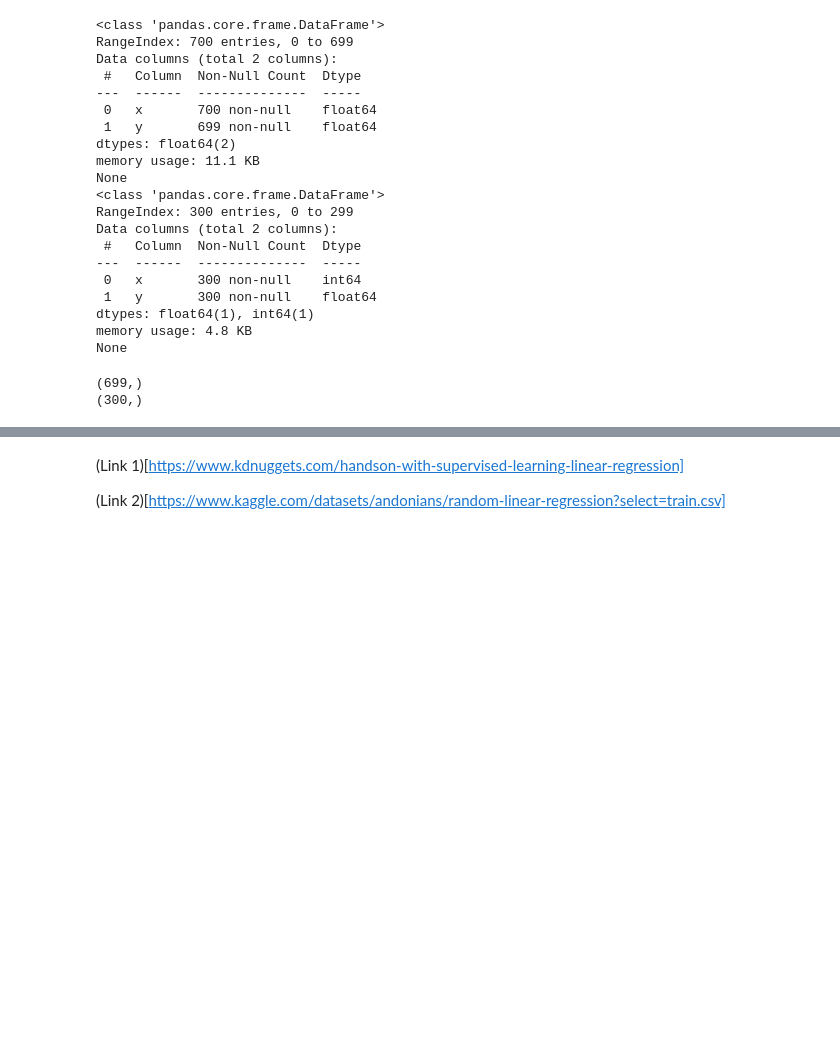
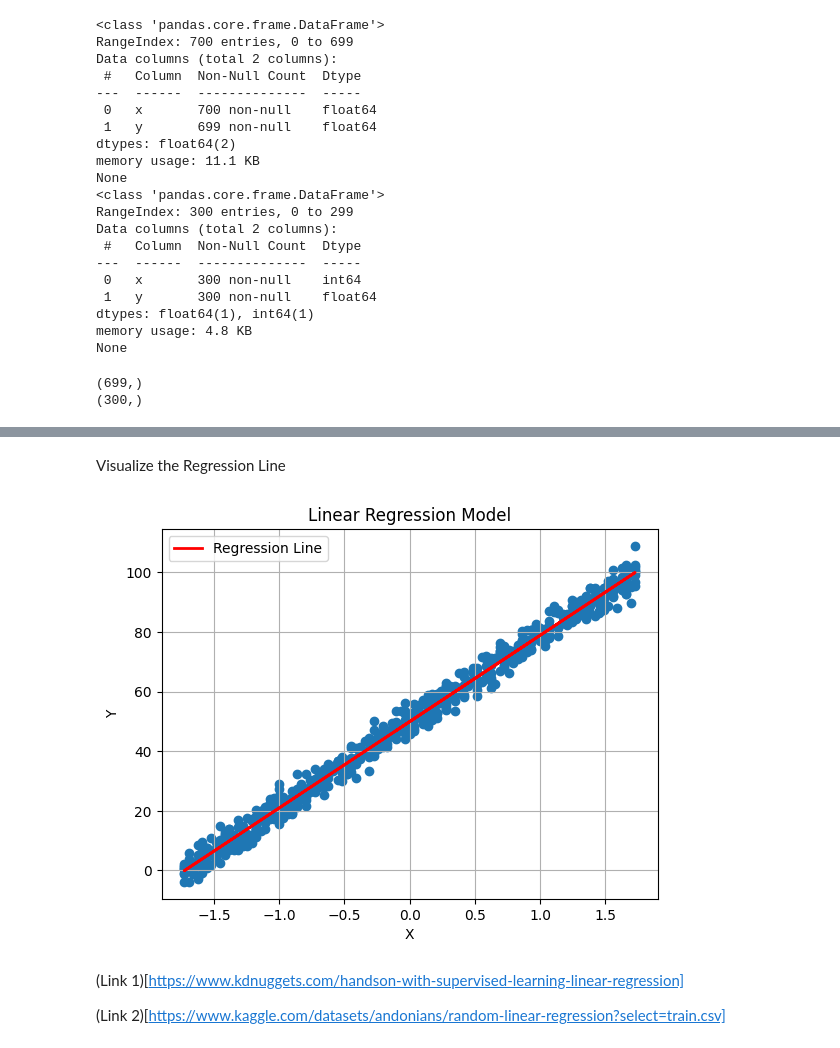
Before and after one commit to anumit-web/machine-learning-and-python-interview-2024, a Jupyter notebook: machine learning/Supervised_Learning_Linear_Regression_1.ipynb, the cells around one changed output, grey strips where cells are left out. Drawn from its saved outputs; the diff is of its cells as text; code cells hidden in the pictures; blank space fills up the shorter version.

```diff
--- a/machine learning/Supervised_Learning_Linear_Regression_1.ipynb
+++ b/machine learning/Supervised_Learning_Linear_Regression_1.ipynb
@@ -116,3 +164,18 @@ print(X_test.shape)
+# %% [markdown]
+Visualize the Regression Line
+# %%
+# Plot the regression line
+plt.scatter(X_train, y_train)
+plt.plot(X_test, predictions, color='red', linewidth=2, label='Regression Line')
+
+plt.xlabel('X')
+plt.ylabel('Y')
+plt.title('Linear Regression Model')
+plt.legend()
+plt.grid(True)
+plt.show()
+# %% [output]
+[figure, added]
 # %% [markdown]
 
 
```
Also changed, not shown: parts of 7 cells of this notebook.
